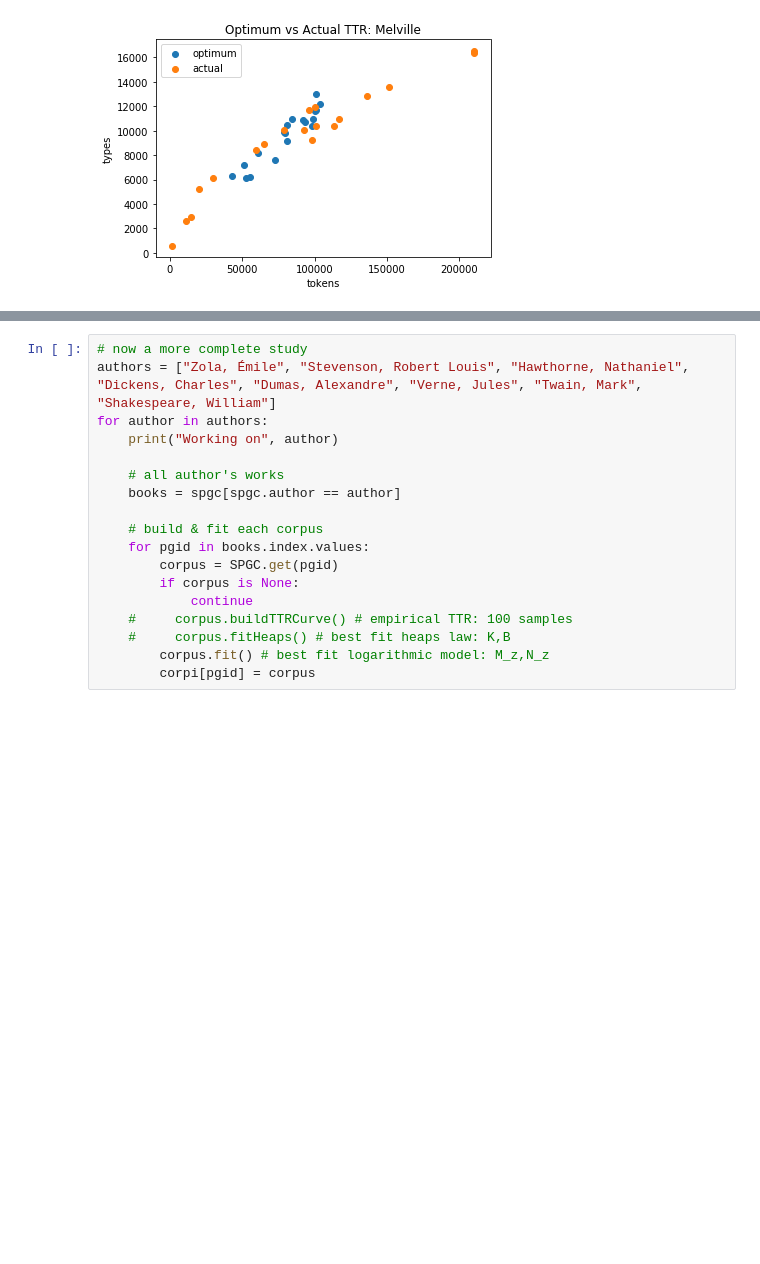
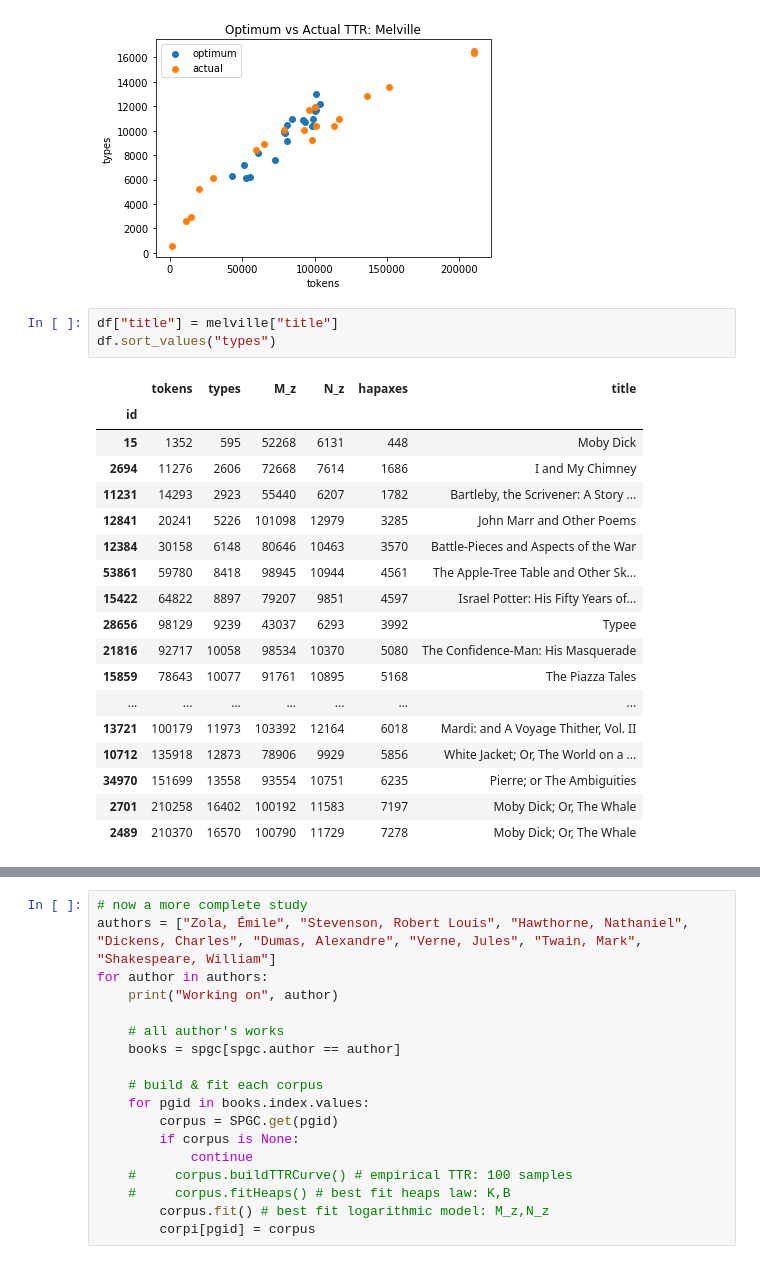
Before and after one commit to VictorDavis/legomena, a Jupyter notebook: notebooks/exploratory.ipynb, the cells around one changed output, grey strips where cells are left out. Drawn from its saved outputs; the diff is of its cells as text; blank space fills up the shorter version.

```diff
--- a/notebooks/exploratory.ipynb
+++ b/notebooks/exploratory.ipynb
@@ -149,3 +153,25 @@ plt.legend()
 plt.show()
 # %% [output]
 [figure]
+# %%
+df["title"] = melville["title"]
+df.sort_values("types")
+# %% [output]
+|  | tokens | types | M_z | N_z | hapaxes | title |
+| id |  |  |  |  |  |  |
+| 15 | 1352 | 595 | 52268 | 6131 | 448 | Moby Dick |
+| 2694 | 11276 | 2606 | 72668 | 7614 | 1686 | I and My Chimney |
+| 11231 | 14293 | 2923 | 55440 | 6207 | 1782 | Bartleby, the Scrivener: A Story ... |
+| 12841 | 20241 | 5226 | 101098 | 12979 | 3285 | John Marr and Other Poems |
+| 12384 | 30158 | 6148 | 80646 | 10463 | 3570 | Battle-Pieces and Aspects of the War |
+| 53861 | 59780 | 8418 | 98945 | 10944 | 4561 | The Apple-Tree Table and Other Sk... |
+| 15422 | 64822 | 8897 | 79207 | 9851 | 4597 | Israel Potter: His Fifty Years of... |
+| 28656 | 98129 | 9239 | 43037 | 6293 | 3992 | Typee |
+| 21816 | 92717 | 10058 | 98534 | 10370 | 5080 | The Confidence-Man: His Masquerade |
+| 15859 | 78643 | 10077 | 91761 | 10895 | 5168 | The Piazza Tales |
+| ... | ... | ... | ... | ... | ... | ... |
+| 13721 | 100179 | 11973 | 103392 | 12164 | 6018 | Mardi: and A Voyage Thither, Vol. II |
+| 10712 | 135918 | 12873 | 78906 | 9929 | 5856 | White Jacket; Or, The World on a ... |
+| 34970 | 151699 | 13558 | 93554 | 10751 | 6235 | Pierre; or The Ambiguities |
+| 2701 | 210258 | 16402 | 100192 | 11583 | 7197 | Moby Dick; Or, The Whale |
+| 2489 | 210370 | 16570 | 100790 | 11729 | 7278 | Moby Dick; Or, The Whale |
```
Also changed, not shown: parts of 8 cells of this notebook, 3 other files.
